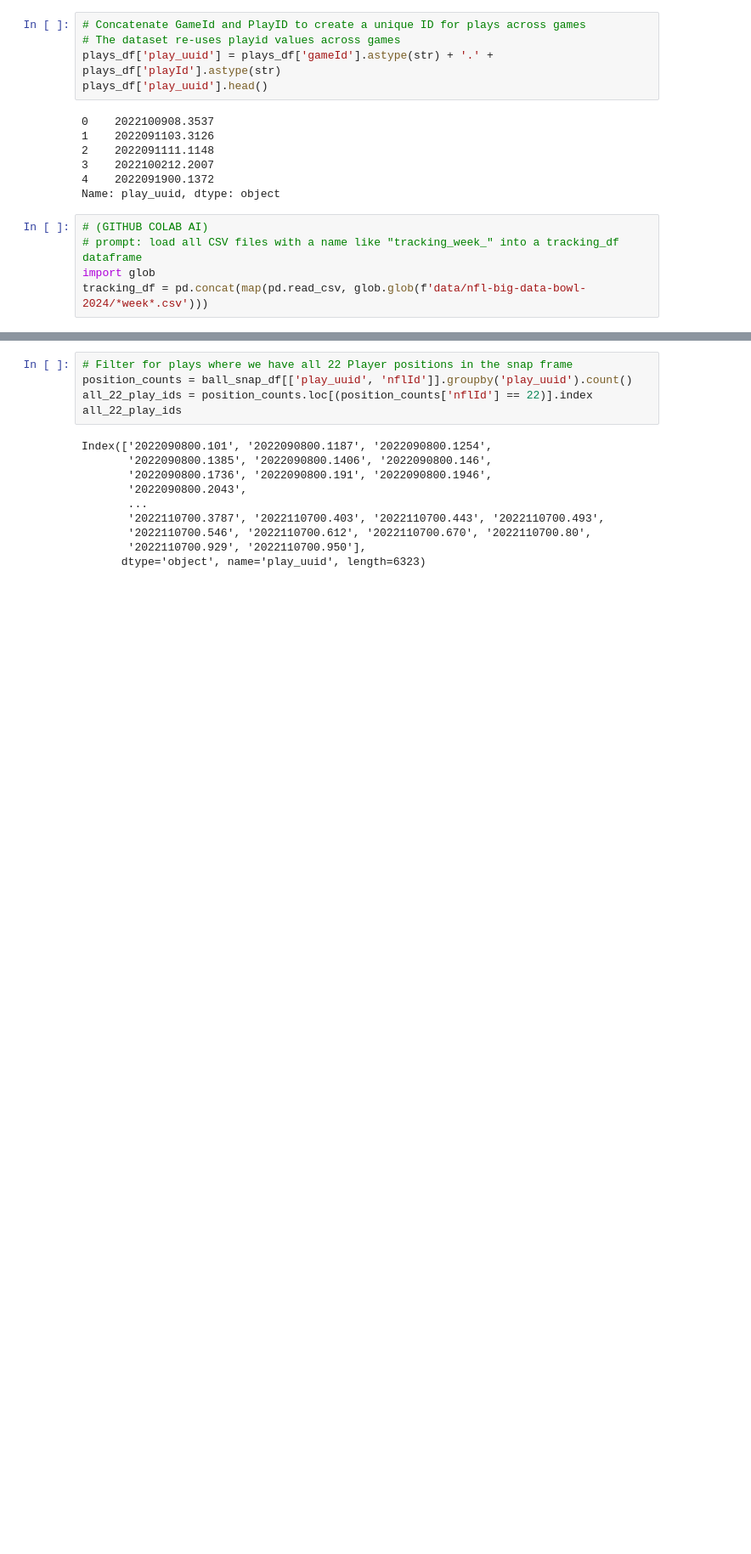
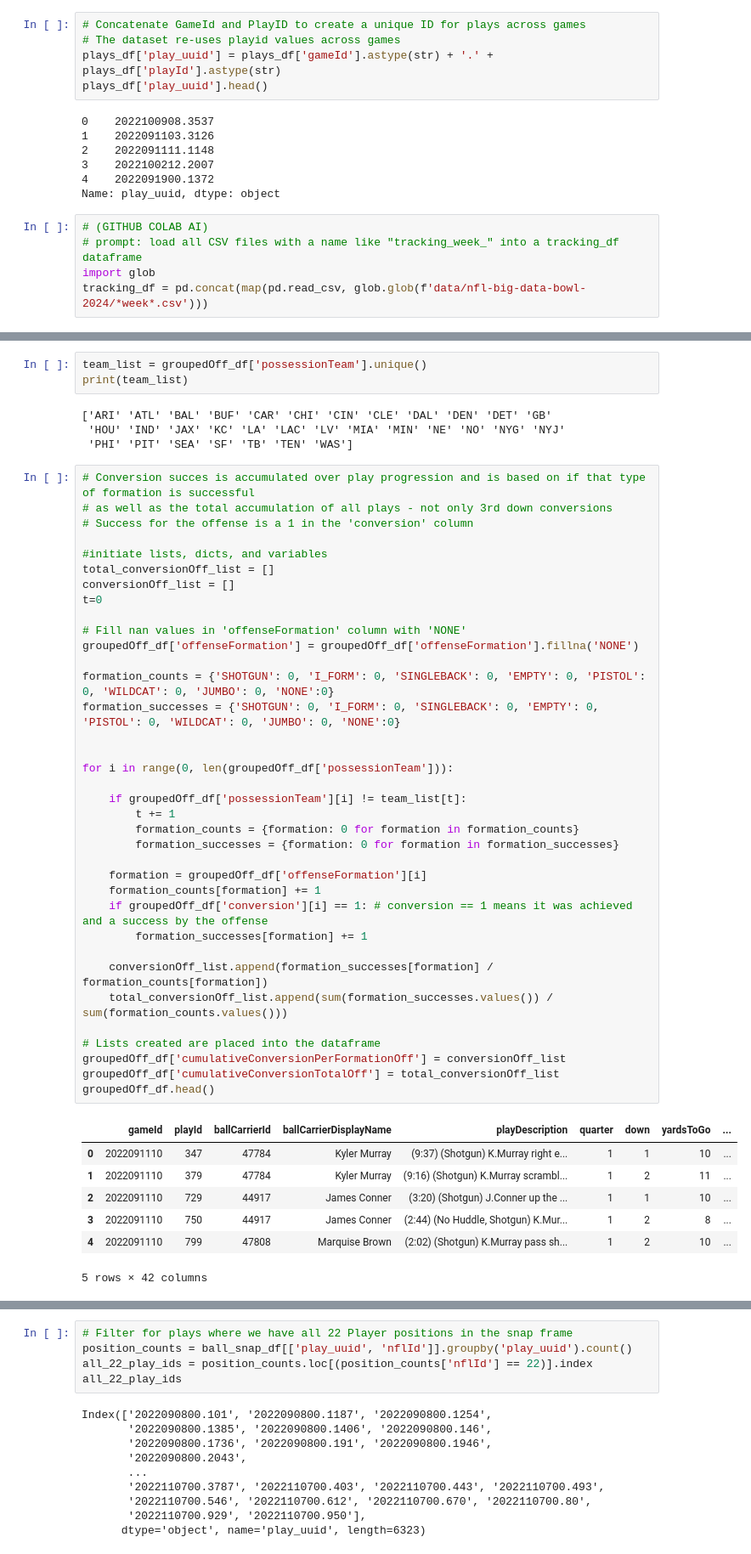
Before and after one commit to rfe123/umn_data_project_004, a Jupyter notebook: umn_data_project_004_nfl.ipynb, the cells around one changed output, grey strips where cells are left out. Shown at 85% size. Cells and saved outputs as stored; diff of their text form; blank space fills up the shorter version.

```diff
--- a/umn_data_project_004_nfl.ipynb
+++ b/umn_data_project_004_nfl.ipynb
@@ -137,0 +248,51 @@ array([nan, 'ball_snap', 'handoff', 'first_contact', 'tackle',
+# %%
+team_list = groupedOff_df['possessionTeam'].unique()
+print(team_list)
+# %% [output]
+['ARI' 'ATL' 'BAL' 'BUF' 'CAR' 'CHI' 'CIN' 'CLE' 'DAL' 'DEN' 'DET' 'GB'
+ 'HOU' 'IND' 'JAX' 'KC' 'LA' 'LAC' 'LV' 'MIA' 'MIN' 'NE' 'NO' 'NYG' 'NYJ'
+ 'PHI' 'PIT' 'SEA' 'SF' 'TB' 'TEN' 'WAS']
+# %%
+# Conversion succes is accumulated over play progression and is based on if that type of formation is successful
+# as well as the total accumulation of all plays - not only 3rd down conversions
+# Success for the offense is a 1 in the 'conversion' column
+
+#initiate lists, dicts, and variables
+total_conversionOff_list = []
+conversionOff_list = []
+t=0
+
+# Fill nan values in 'offenseFormation' column with 'NONE'
+groupedOff_df['offenseFormation'] = groupedOff_df['offenseFormation'].fillna('NONE')
+
+formation_counts = {'SHOTGUN': 0, 'I_FORM': 0, 'SINGLEBACK': 0, 'EMPTY': 0, 'PISTOL': 0, 'WILDCAT': 0, 'JUMBO': 0, 'NONE':0}
+formation_successes = {'SHOTGUN': 0, 'I_FORM': 0, 'SINGLEBACK': 0, 'EMPTY': 0, 'PISTOL': 0, 'WILDCAT': 0, 'JUMBO': 0, 'NONE':0}
+
+
+for i in range(0, len(groupedOff_df['possessionTeam'])):
+
+    if groupedOff_df['possessionTeam'][i] != team_list[t]:
+        t += 1
+        formation_counts = {formation: 0 for formation in formation_counts}
+        formation_successes = {formation: 0 for formation in formation_successes}
+
+    formation = groupedOff_df['offenseFormation'][i]
+    formation_counts[formation] += 1
+    if groupedOff_df['conversion'][i] == 1: # conversion == 1 means it was achieved and a success by the offense
+        formation_successes[formation] += 1
+
+    conversionOff_list.append(formation_successes[formation] / formation_counts[formation])
+    total_conversionOff_list.append(sum(formation_successes.values()) / sum(formation_counts.values()))
+
+# Lists created are placed into the dataframe
+groupedOff_df['cumulativeConversionPerFormationOff'] = conversionOff_list
+groupedOff_df['cumulativeConversionTotalOff'] = total_conversionOff_list
+groupedOff_df.head()
+# %% [output]
+|  | gameId | playId | ballCarrierId | ballCarrierDisplayName | playDescription | quarter | down | yardsToGo | ... |
+| 0 | 2022091110 | 347 | 47784 | Kyler Murray | (9:37) (Shotgun) K.Murray right e... | 1 | 1 | 10 | ... |
+| 1 | 2022091110 | 379 | 47784 | Kyler Murray | (9:16) (Shotgun) K.Murray scrambl... | 1 | 2 | 11 | ... |
+| 2 | 2022091110 | 729 | 44917 | James Conner | (3:20) (Shotgun) J.Conner up the ... | 1 | 1 | 10 | ... |
+| 3 | 2022091110 | 750 | 44917 | James Conner | (2:44) (No Huddle, Shotgun) K.Mur... | 1 | 2 | 8 | ... |
+| 4 | 2022091110 | 799 | 47808 | Marquise Brown | (2:02) (Shotgun) K.Murray pass sh... | 1 | 2 | 10 | ... |
+5 rows × 42 columns
```
Also changed, not shown: parts of 21 cells of this notebook.
